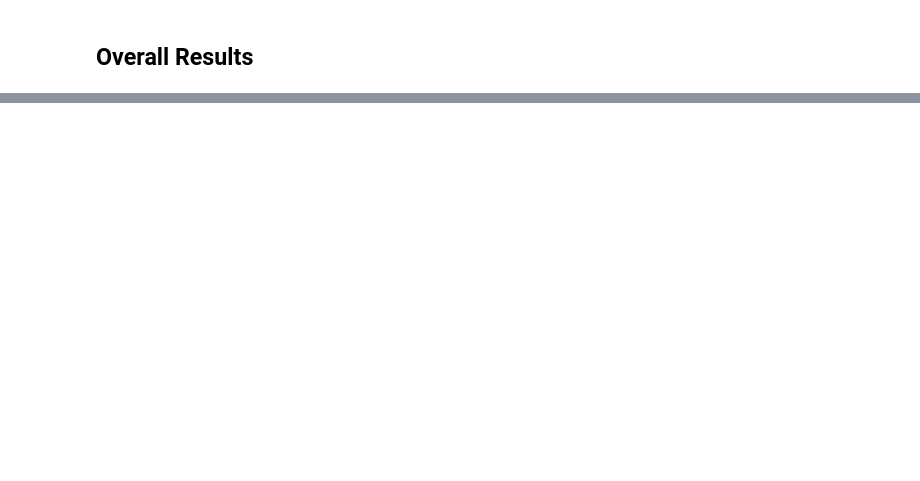
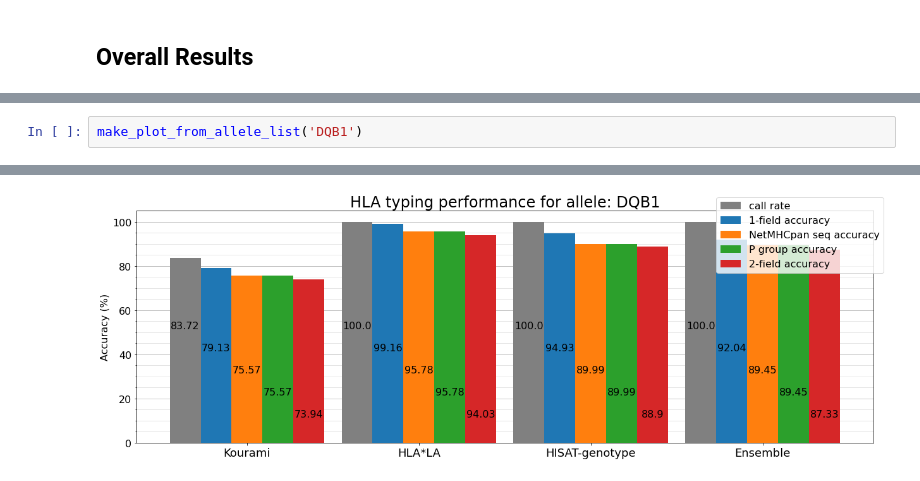
Before and after one commit to nikolasthuesen/hlatyping, a Jupyter notebook: result_parsing_and_plotting/Main_study_typing_accuracy_call_rate_all_resolutions.ipynb, the cells around one changed output, grey strips where cells are left out. Saved outputs shown, nothing was run; the diff lists cells and outputs as text; blank space fills up the shorter version.

```diff
--- a/result_parsing_and_plotting/Main_study_typing_accuracy_call_rate_all_resolutions.ipynb
+++ b/result_parsing_and_plotting/Main_study_typing_accuracy_call_rate_all_resolutions.ipynb
@@ -198,0 +203,3 @@ make_plot_from_allele_list('DRB1')
+# %%
+make_plot_from_allele_list('DQB1')
+# %% [output]
@@ -198,0 +208 @@ make_plot_from_allele_list('DRB1')
+[figure, added]
```
Also changed, not shown: parts of 11 cells of this notebook, 13 other files.
